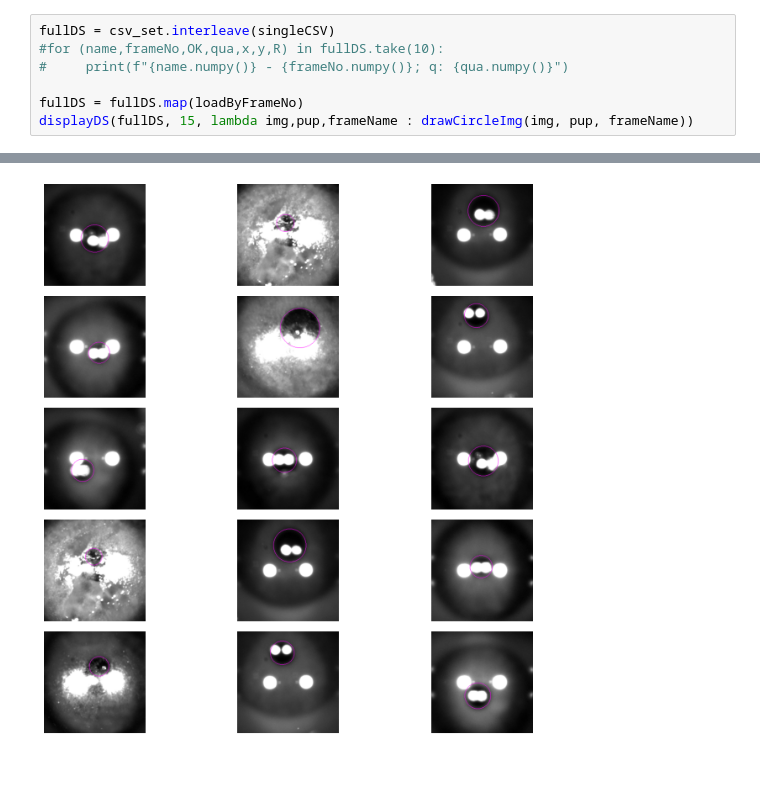
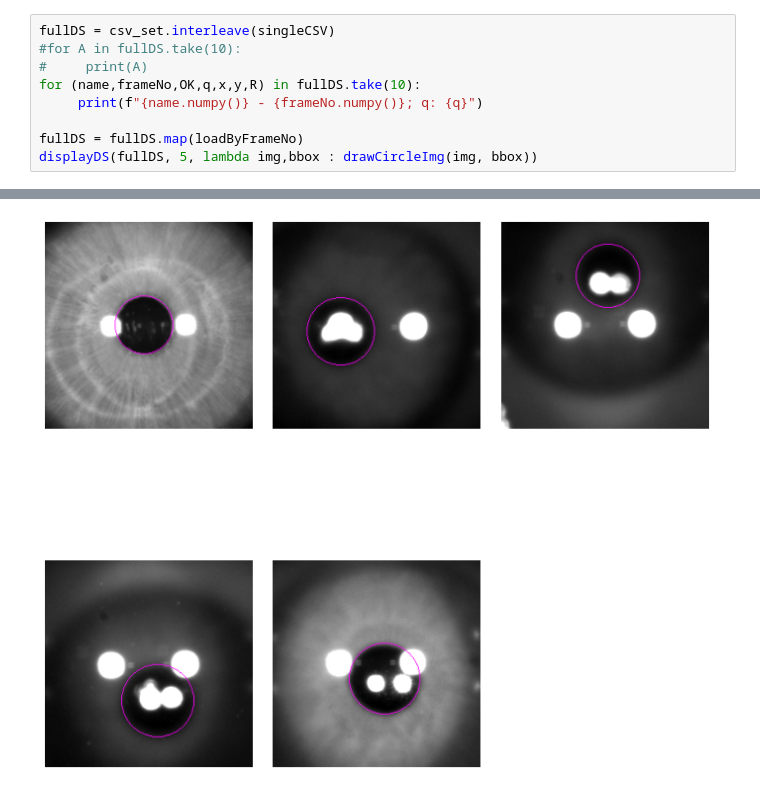
Before and after one commit to workasm/Python-ML, a Jupyter notebook: tf_pupil_tracker.ipynb, the cells around one changed output, grey strips where cells are left out. Drawn from its saved outputs; the diff is of its cells as text.

```diff
--- a/tf_pupil_tracker.ipynb
+++ b/tf_pupil_tracker.ipynb
@@ -111,8 +85,10 @@ def singleCSV(fname):
 # %%
 fullDS = csv_set.interleave(singleCSV)
-#for (name,frameNo,OK,qua,x,y,R) in fullDS.take(10):
-#     print(f"{name.numpy()} - {frameNo.numpy()}; q: {qua.numpy()}")
+#for A in fullDS.take(10):
+#     print(A)
+for (name,frameNo,OK,q,x,y,R) in fullDS.take(10):
+     print(f"{name.numpy()} - {frameNo.numpy()}; q: {q}")
 
 fullDS = fullDS.map(loadByFrameNo)
-displayDS(fullDS, 15, lambda img,pup,frameName : drawCircleImg(img, pup, frameName))
+displayDS(fullDS, 5, lambda img,bbox : drawCircleImg(img, bbox))
 # %% [output]
@@ -134,2 +110,2 @@ C:\SchwindResource\FieldTest\Vid63_2021-08-16__14-04-48__Patient5_Frames\scene00
-[figure, old version]
+[figure, new version]
 # %%
```
Also changed, not shown: parts of 8 cells of this notebook, 5 other files.
